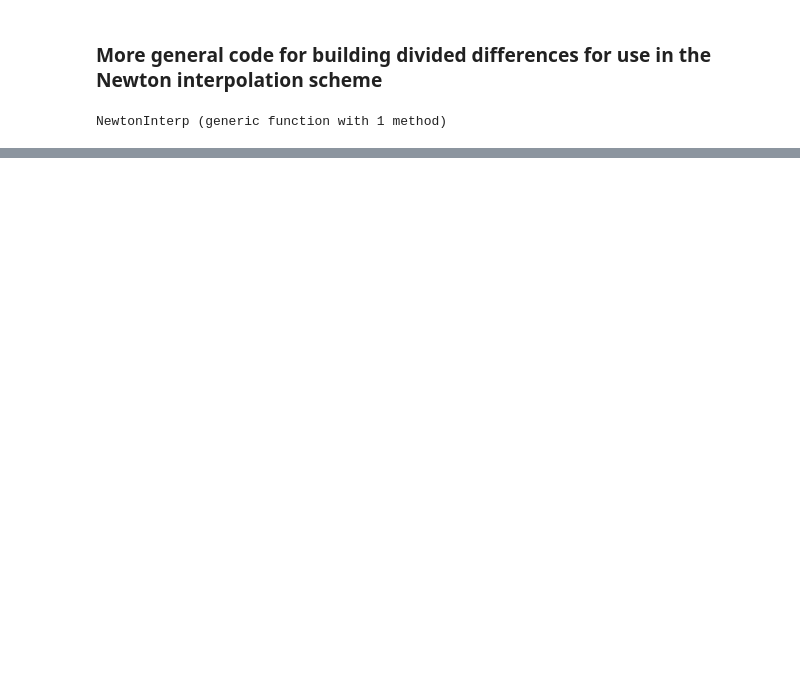
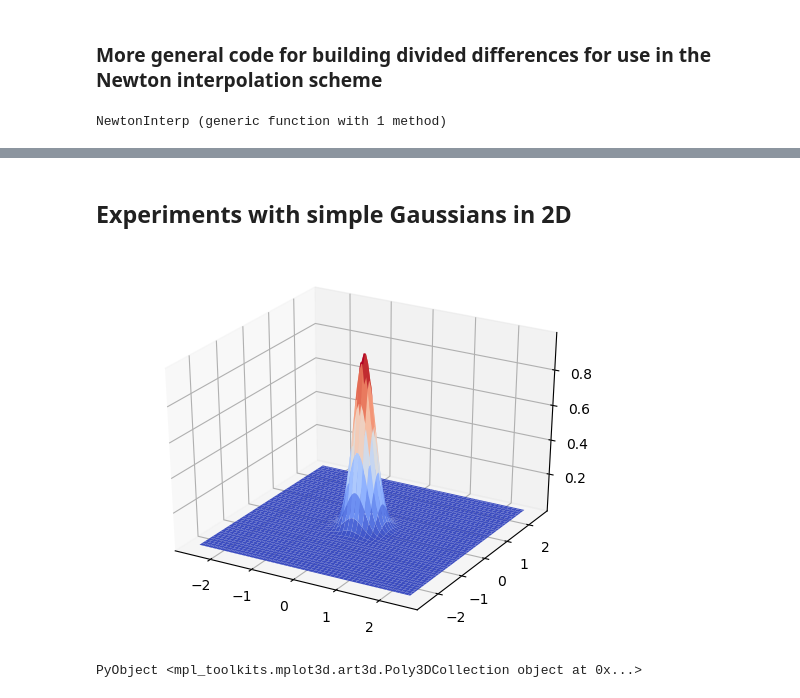
Before and after one commit to yhrtsai/M348-Fall-2017, a Jupyter notebook: Interpolation.ipynb, the cells around one changed output, grey strips where cells are left out. Saved outputs shown, nothing was run; the diff lists cells and outputs as text; code cells hidden in the pictures; blank space fills up the shorter version.

```diff
--- a/Interpolation.ipynb
+++ b/Interpolation.ipynb
@@ -376,0 +408,22 @@ $$\phi_j(x) := e^{-\sigma |x-x_j|^2},~~~j=0,1,\cdots,N$$
+# %% [markdown]
+## Experiments with simple Gaussians in 2D
+# %%
+using PyPlot
+pygui(false)
+
+ϕ(x,y, xc, yc; σ=10.0) = exp.(-σ*((x-xc).^2+(y-yc).^2))
+
+f(x,y)=ϕ(x,y,0.0,0.0)
+
+x = y = linspace(-2.5, 2.5, 100)
+
+#equivalent to Matlab's meshgrid
+xgrid=repmat(x', length(y), 1)
+ygrid=repmat(y, 1, length(x))
+
+F=f(xgrid, ygrid)
+
+p0 = surf(x,y,F, cmap="coolwarm")
+# %% [output]
+[figure, added]
+PyObject <mpl_toolkits.mplot3d.art3d.Poly3DCollection object at 0x...>
```
Also changed, not shown: parts of 17 cells of this notebook.
